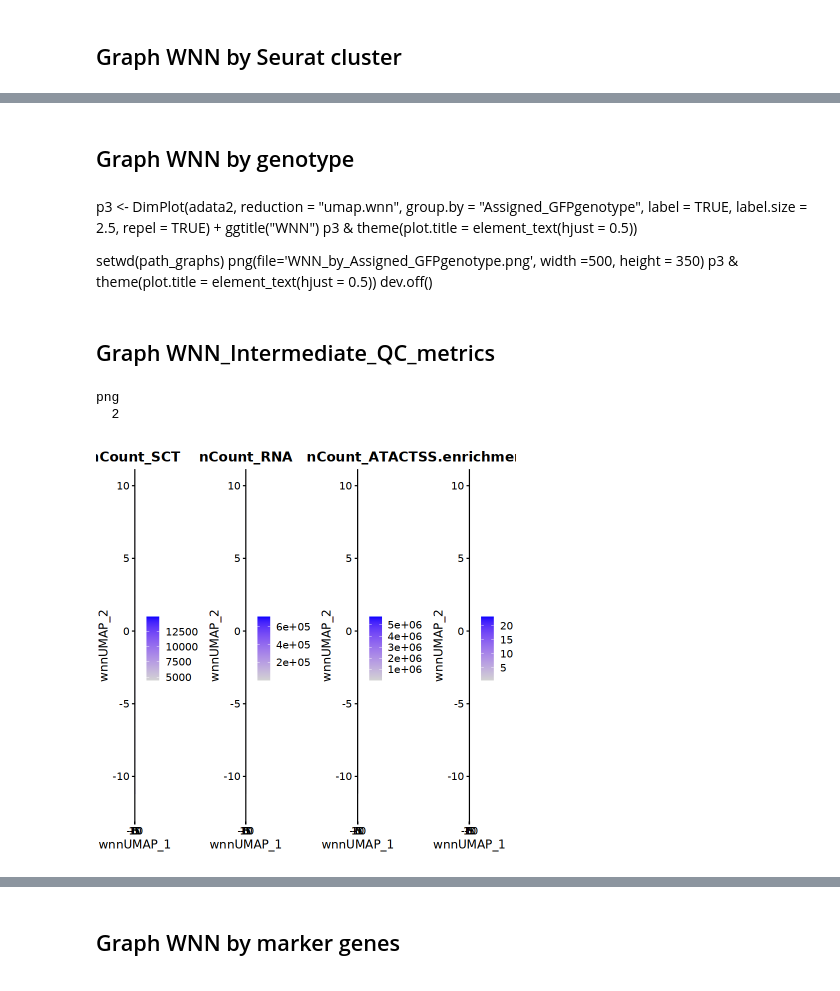
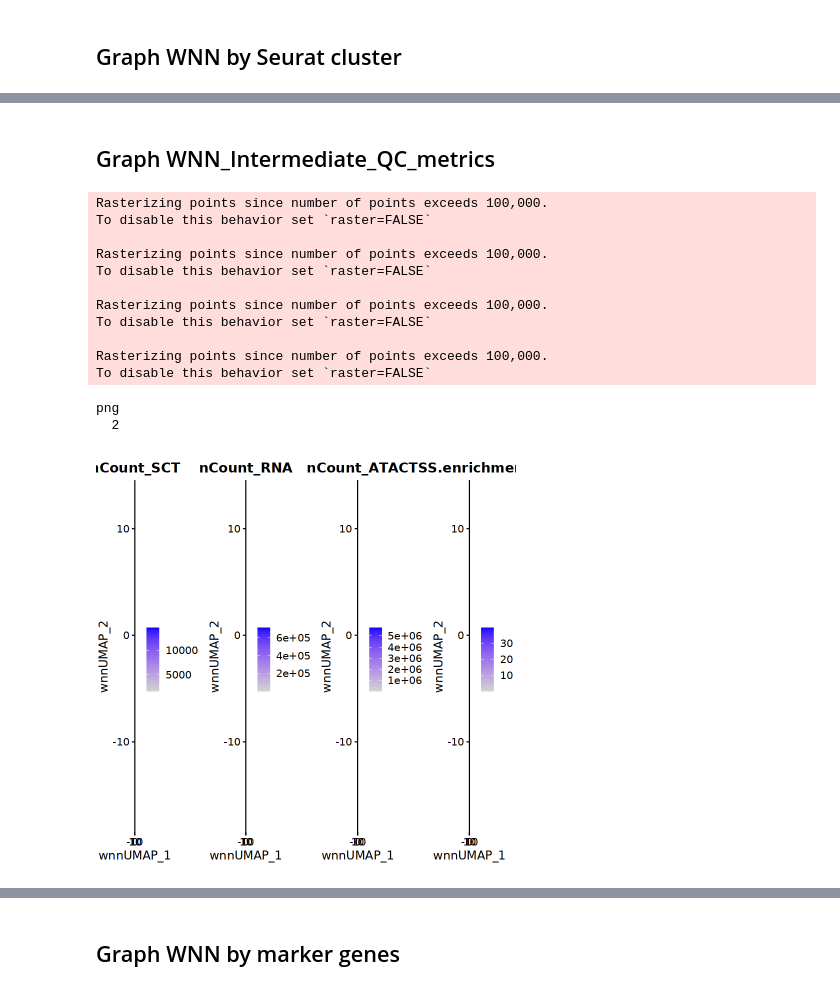
Before and after one commit to manueltar/Multiome_complete_processing, a Jupyter notebook: Jupyter_notebooks/Final_QC_in_the_merged_object.ipynb, the cells around one changed output, grey strips where cells are left out. Cells and saved outputs as stored; diff of their text form; code cells hidden in the pictures.

```diff
--- a/Jupyter_notebooks/Final_QC_in_the_merged_object.ipynb
+++ b/Jupyter_notebooks/Final_QC_in_the_merged_object.ipynb
@@ -109,5 +59,5 @@ setwd("/group/soranzo/manuel.tardaguila/2025_hESC_MK_multiome/processing_outputs
 # %%
-adata<-readRDS(file="merged_unprocessed.rds")
+adata<-readRDS(file="merged_unprocessed_db_filt_clustered.rds")
 # %% [markdown]
 ## Check initial metadata
 # %%
@@ -529,7 +89,7 @@ adata2<-readRDS(file="merged_unprocessed_db_filt_clustered.rds")
 # %% [markdown]
 # Graphs of clusterization
 # %%
- path_graphs = paste("/group/soranzo/manuel.tardaguila/2025_hESC_MK_multiome/processing_outputs/",'graphs','/',sep='')
+ path_graphs = paste("/group/soranzo/manuel.tardaguila/2025_hESC_lymph_multiome/Multiome/processing_outputs/",'graphs','/',sep='')
 
   if (file.exists(path_graphs)){
 
@@ -614,27 +134,28 @@ png
-# %% [markdown]
-## Graph WNN by genotype
-# %% [markdown]
-p3 <- DimPlot(adata2, reduction = "umap.wnn", group.by = "Assigned_GFPgenotype", label = TRUE, label.size = 2.5, repel = TRUE) + ggtitle("WNN")
-p3  & theme(plot.title = element_text(hjust = 0.5))
-
-setwd(path_graphs)
-png(file='WNN_by_Assigned_GFPgenotype.png', width =500, height = 350)
-p3  & theme(plot.title = element_text(hjust = 0.5))
-dev.off()
 # %% [markdown]
 ## Graph WNN_Intermediate_QC_metrics
 # %%
-p6 <- FeaturePlot(adata2, features = c("nCount_SCT", "nCount_RNA", "nCount_ATAC",'TSS.enrichment'), ncol = 4,
+p6 <- FeaturePlot(adata, features = c("nCount_SCT", "nCount_RNA", "nCount_ATAC",'TSS.enrichment'), ncol = 4,
                   reduction = 'umap.wnn')
 
 p6
 
 setwd(path_graphs)
 png(file='WNN_Intermediate_QC_metrics.png', width =1000, height = 500)
 p6
 dev.off()
 # %% [output]
-png
-  2
+Rasterizing points since number of points exceeds 100,000.
+To disable this behavior set `raster=FALSE`
+
+Rasterizing points since number of points exceeds 100,000.
+To disable this behavior set `raster=FALSE`
+
+Rasterizing points since number of points exceeds 100,000.
+To disable this behavior set `raster=FALSE`
+
+Rasterizing points since number of points exceeds 100,000.
+To disable this behavior set `raster=FALSE`
+png
+  2
-[figure, old version]
+[figure, new version]
 # %%
```
Also changed, not shown: parts of 142 cells of this notebook, 4 other files.
